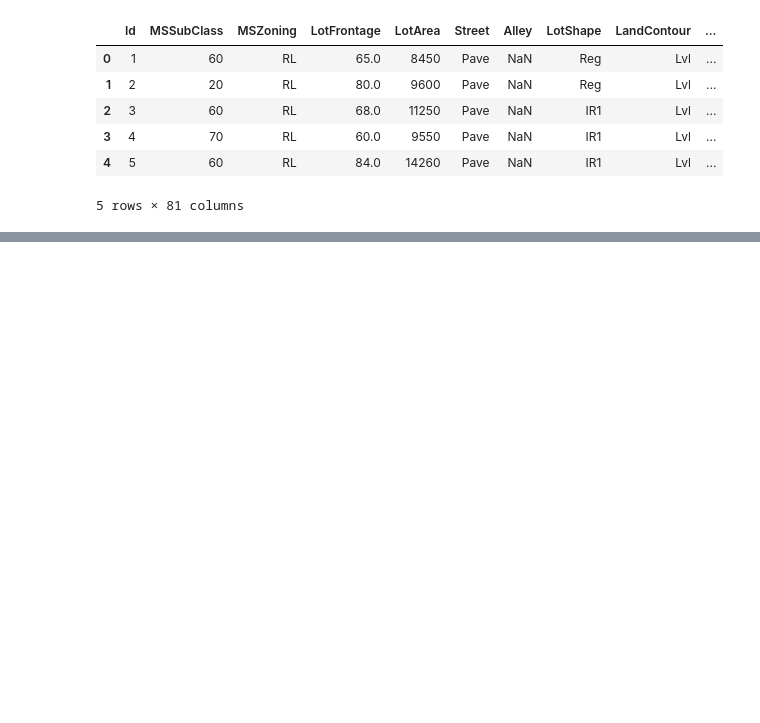
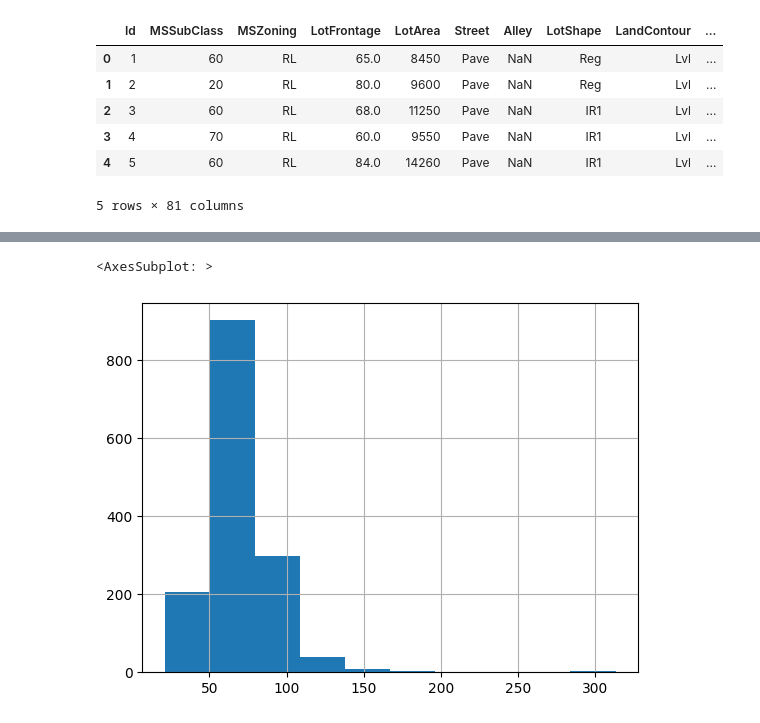
Before and after one commit to iliya1984/DevML, a Jupyter notebook: House Prices/house_prices_feature_analysis.ipynb, the cells around one changed output, grey strips where cells are left out. Saved outputs shown, nothing was run; the diff lists cells and outputs as text; code cells hidden in the pictures; blank space fills up the shorter version.

```diff
--- a/House Prices/house_prices_feature_analysis.ipynb
+++ b/House Prices/house_prices_feature_analysis.ipynb
@@ -34,6 +40,20 @@ ord_features = ['MSSubClass', 'OverallQual', 'OverallCond' ]
 ## Classes
 # %%
 class FeatureAnalysis:
+
+    def analyse_missing_features(self, df, feature_list, to_impute):
+        if (to_impute):
+            return df[feature_list] \
+                    .isnull().mean() \
+                    .loc[lambda x : x > 0] \
+                    .sort_values(ascending=False)
+        else:
+            return df[feature_list] \
+                    .isnull().mean() \
+                    .loc[lambda x : x == 0] \
+                    .sort_values(ascending=False)
+
+
 
     def unique_values(self, df, feature_name):
         feature_values = df[feature_name].unique()
@@ -51,6 +71,8 @@ class FeatureAnalysis:
             axs[0, 1].boxplot(feature)
 
         stats.probplot(df[feature_name], dist='norm', plot=axs[1, 0])
-        axs[1, 1].scatter(feature, df[target_name])
+
+        if (not (target_name == '')):
+            axs[1, 1].scatter(feature, df[target_name])
 
         plt.show()
@@ -104,0 +135,12 @@ fa = FeatureAnalysis()
+# %%
+imputed_features = []
+imputed_train_df = pd.DataFrame()
+median_imputer = SimpleImputer(missing_values=np.nan, strategy='median')
+# %%
+num_features_to_impute = fa.analyse_missing_features(train_df, num_features, True)
+num_features_no_impute = fa.analyse_missing_features(train_df, num_features, False)
+
+imputed_features.append(num_features_no_impute.index)
+imputed_train_df = pd.concat([imputed_train_df, train_df[num_features_no_impute.index]])
+
+train_df[num_features_to_impute.index].head()
@@ -104,0 +158,10 @@ fa = FeatureAnalysis()
+# %%
+median_imputer.fit(train_df[num_features_to_impute.index])
+num_features_imputed = median_imputer.transform(train_df[num_features_to_impute.index])
+num_features_imputed_df = pd.DataFrame(num_features_imputed, columns=num_features_to_impute.index)
+
+for column in num_features_imputed_df.columns:
+    imputed_train_df[column] = num_features_imputed_df[column]
+
+#print(str(len(imputed_train_df.columns)))
+imputed_train_df.head()
@@ -132,0 +189,5 @@ train_df[num_features]
+# %%
+imputed_train_df['LotFrontage'].hist()
+# %% [output]
+<AxesSubplot: >
+[figure, added]
```
Also changed, not shown: parts of 13 cells of this notebook.
